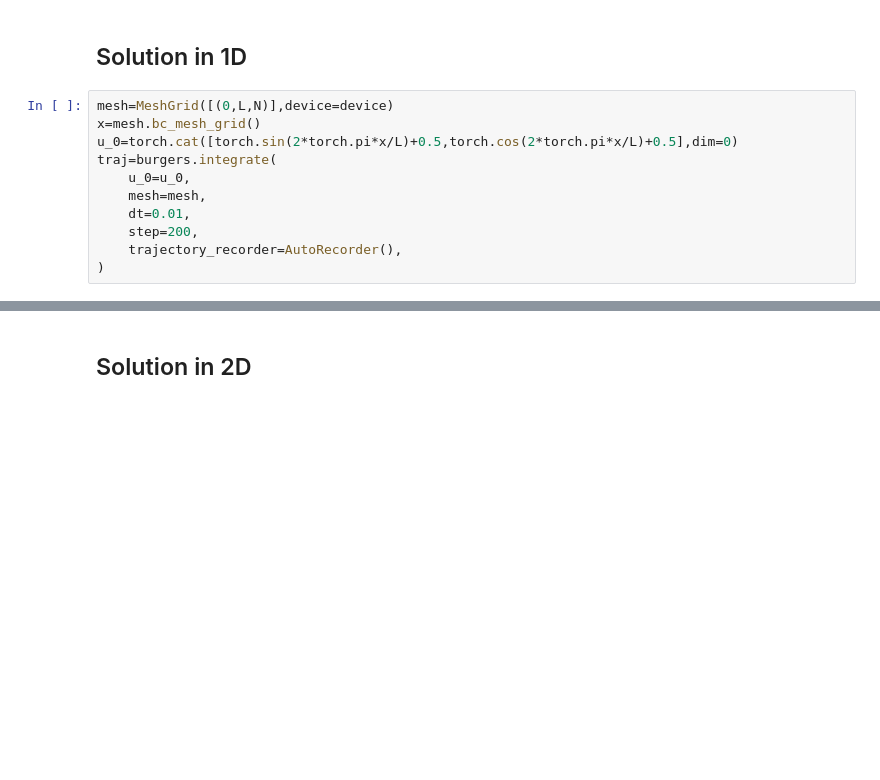
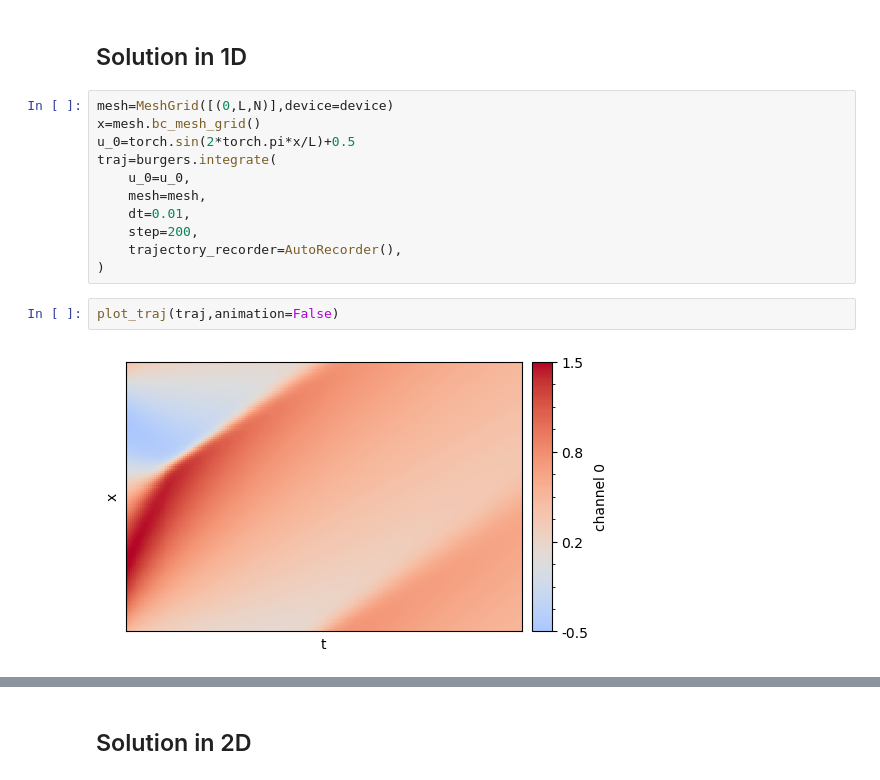
Before and after one commit to qiauil/torchfsm, a Jupyter notebook: docs/pdes/burgers.ipynb, the cells around one changed output, grey strips where cells are left out. Drawn from its saved outputs; the diff is of its cells as text; blank space fills up the shorter version.

```diff
--- a/docs/pdes/burgers.ipynb
+++ b/docs/pdes/burgers.ipynb
@@ -25,7 +25,7 @@ L=1.0; N=128;
 # %%
 mesh=MeshGrid([(0,L,N)],device=device)
 x=mesh.bc_mesh_grid()
-u_0=torch.cat([torch.sin(2*torch.pi*x/L)+0.5,torch.cos(2*torch.pi*x/L)+0.5],dim=0)
+u_0=torch.sin(2*torch.pi*x/L)+0.5
 traj=burgers.integrate(
     u_0=u_0,
     mesh=mesh,
@@ -33,3 +33,7 @@ traj=burgers.integrate(
     step=200,
     trajectory_recorder=AutoRecorder(),
 )
+# %%
+plot_traj(traj,animation=False)
+# %% [output]
+[figure, added]
```
Also changed, not shown: parts of 3 cells of this notebook, 8 other files.
